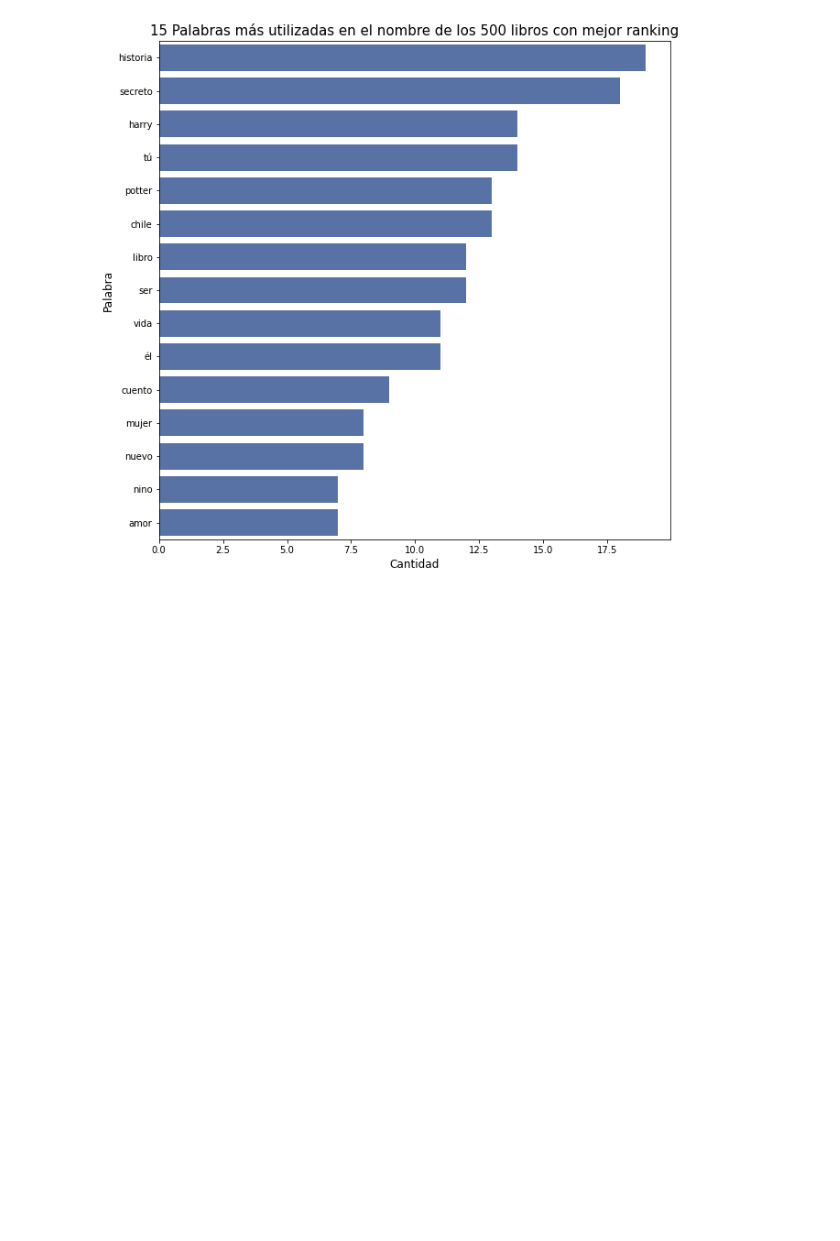
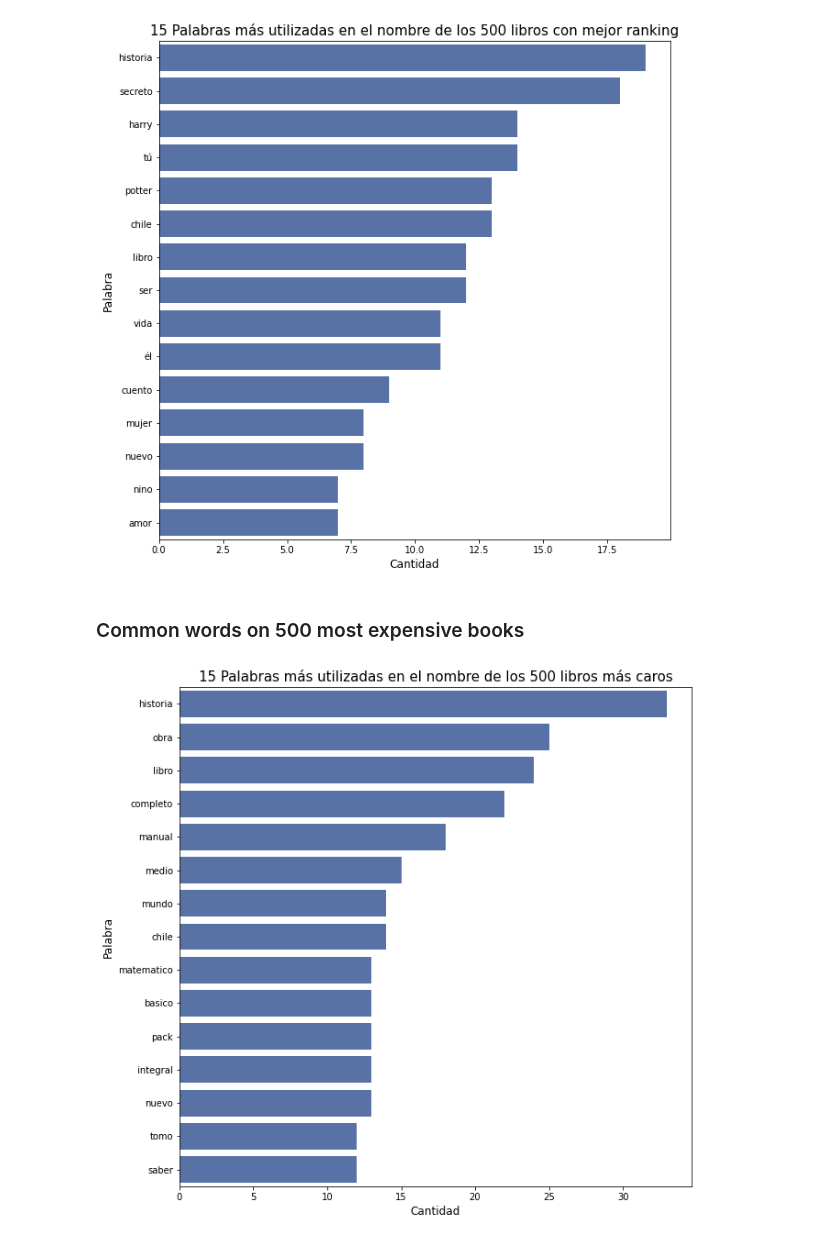
Before and after one commit to CrisLeaf/books_dashboard, a Jupyter notebook: data_exploration.ipynb, the cells around one changed output. Cells and saved outputs as stored; diff of their text form; code cells hidden in the pictures; blank space fills up the shorter version.

```diff
--- a/data_exploration.ipynb
+++ b/data_exploration.ipynb
@@ -343,3 +325,28 @@ plt.savefig("plots/most_common_words_in_names_best.png", bbox_inches="tight", fa
 plt.show()
 # %% [output]
 [figure]
+# %% [markdown]
+### Common words on 500 most expensive books
+# %%
+expensives_common_words = [
+	word for row in df.sort_values(by="price", ascending=False)["name_cleaned"][0:500]
+	for word in row.split()
+]
+# %%
+counts = Counter(expensives_common_words)
+counts.most_common()
+
+most_common_words = [word[0] for word in counts.most_common()[0:15]]
+most_common_values = [word[1] for word in counts.most_common()[0:15]]
+
+fig = plt.subplots(figsize=(10, 10))
+sns.barplot(y=most_common_words, x=most_common_values, color="#4C6EB3")
+plt.title("15 Palabras más utilizadas en el nombre de los 500 libros más caros",
+		  fontsize=15)
+plt.xlabel("Cantidad", fontsize=12)
+plt.ylabel("Palabra", fontsize=12)
+plt.savefig("plots/most_common_words_in_names_expensives.png", bbox_inches="tight",
+			facecolor="#e3e3e3", pad_inches=0.3, transparent=False)
+plt.show()
+# %% [output]
+[figure, added]
```
Also changed, not shown: parts of 10 cells of this notebook, 3 other files.
